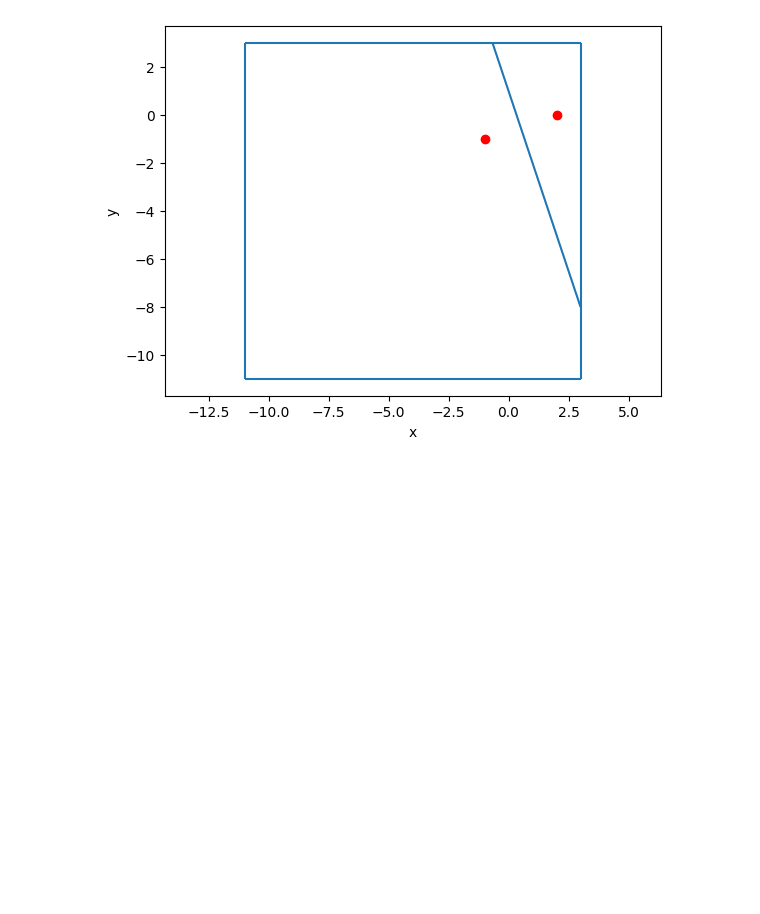
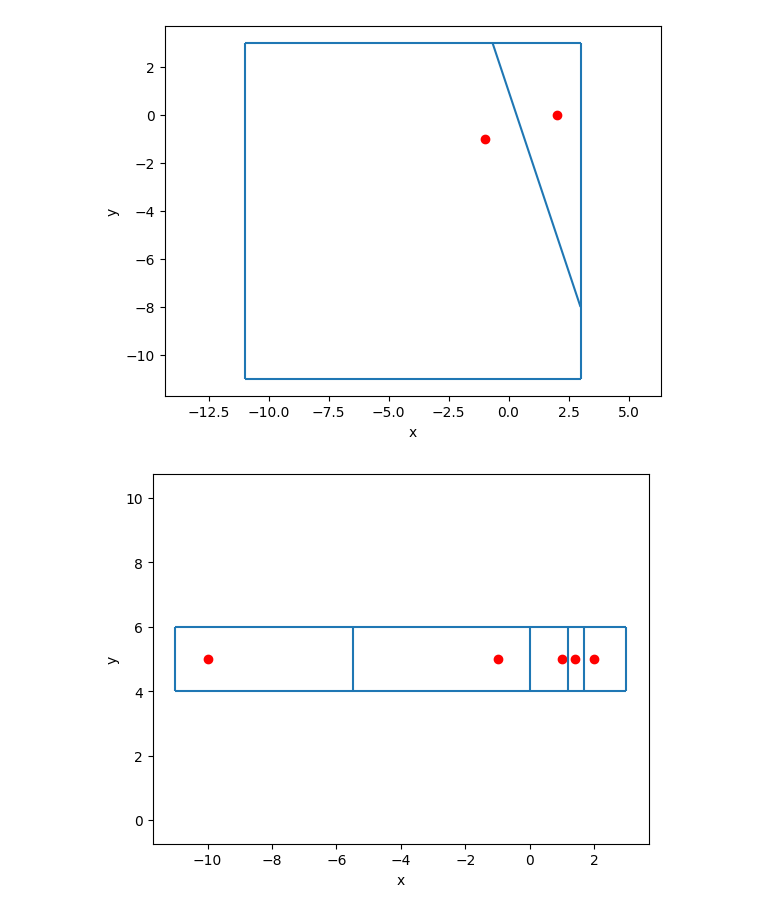
Before and after one commit to ReptilianEye/Voronoi-Diagram, a Jupyter notebook: delaunay.ipynb, the cells around one changed output. Cells and saved outputs as stored; diff of their text form; code cells hidden in the pictures; blank space fills up the shorter version.

```diff
--- a/delaunay.ipynb
+++ b/delaunay.ipynb
@@ -294,6 +294,7 @@ T3 = delauney(Points3)
 Points4 = generate_uniform_points(-10, 10, n=10)
 T4 = delauney(Points4)
 
+# Przypadki nielubiane przez algorytm
 Points5 = [(1,5), (1,4), (1,2), (1,-3), (1, 10)]
 T5 = delauney(Points5)
 
@@ -302,6 +303,9 @@ T6 = delauney(Points6)
 
 Points7 = [(-1,-1), (2,0)]
 T7 = delauney(Points6)
+
+Points8 = [(-1,5), (2,5), (1,5), (-10,5), (1.4, 5)]
+T8 = delauney(Points8)
 # %%
 def draw_delauney(T, Points):
     vis = Visualizer()
@@ -582,3 +602,8 @@ vis_voronoi7 = draw_voronoi(T7, Points7)
 vis_voronoi7.show()
 # %% [output]
 [figure]
+# %%
+vis_voronoi8 = draw_voronoi(T8, Points8)
+vis_voronoi8.show()
+# %% [output]
+[figure, added]
```
Also changed, not shown: parts of 5 cells of this notebook.
